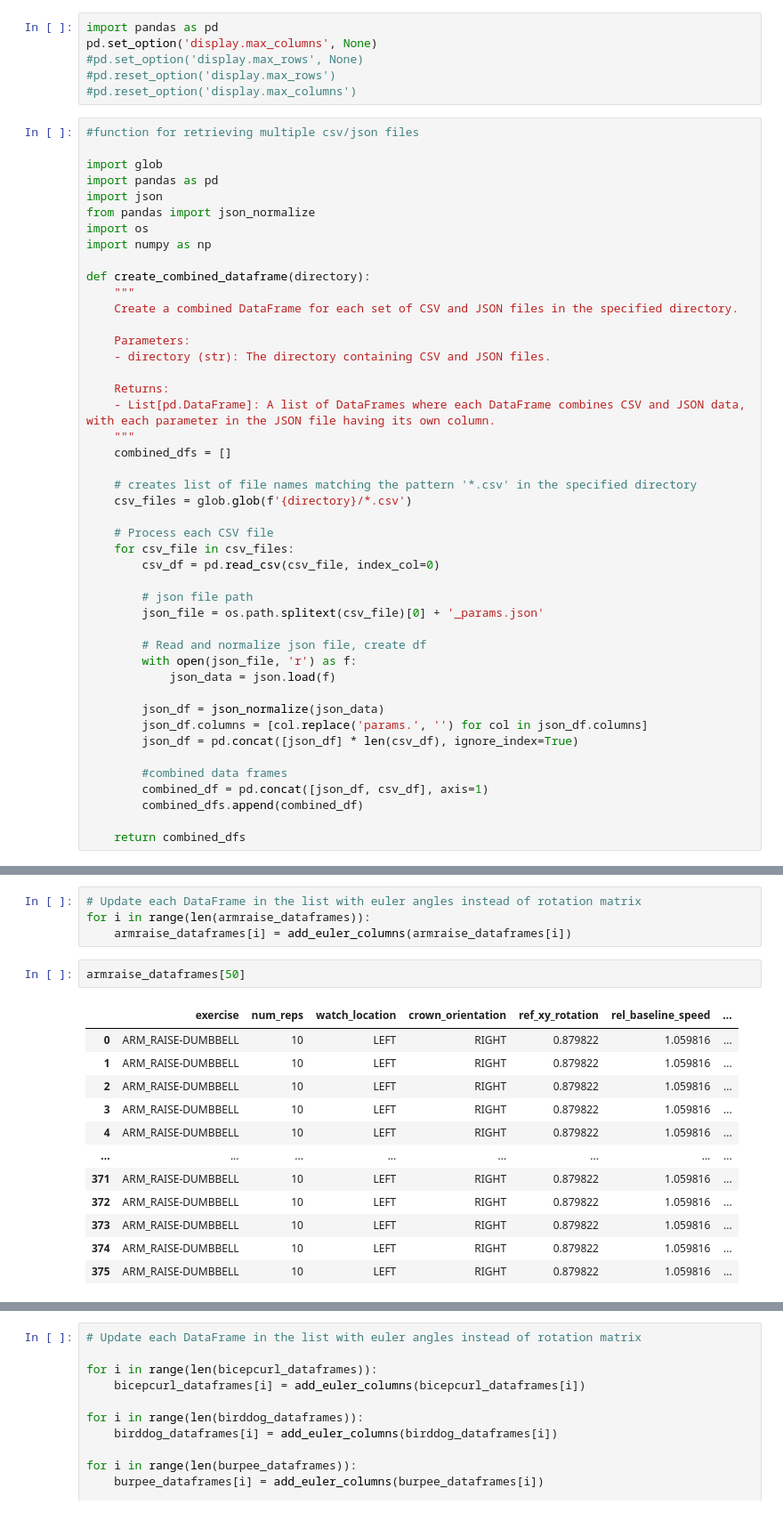
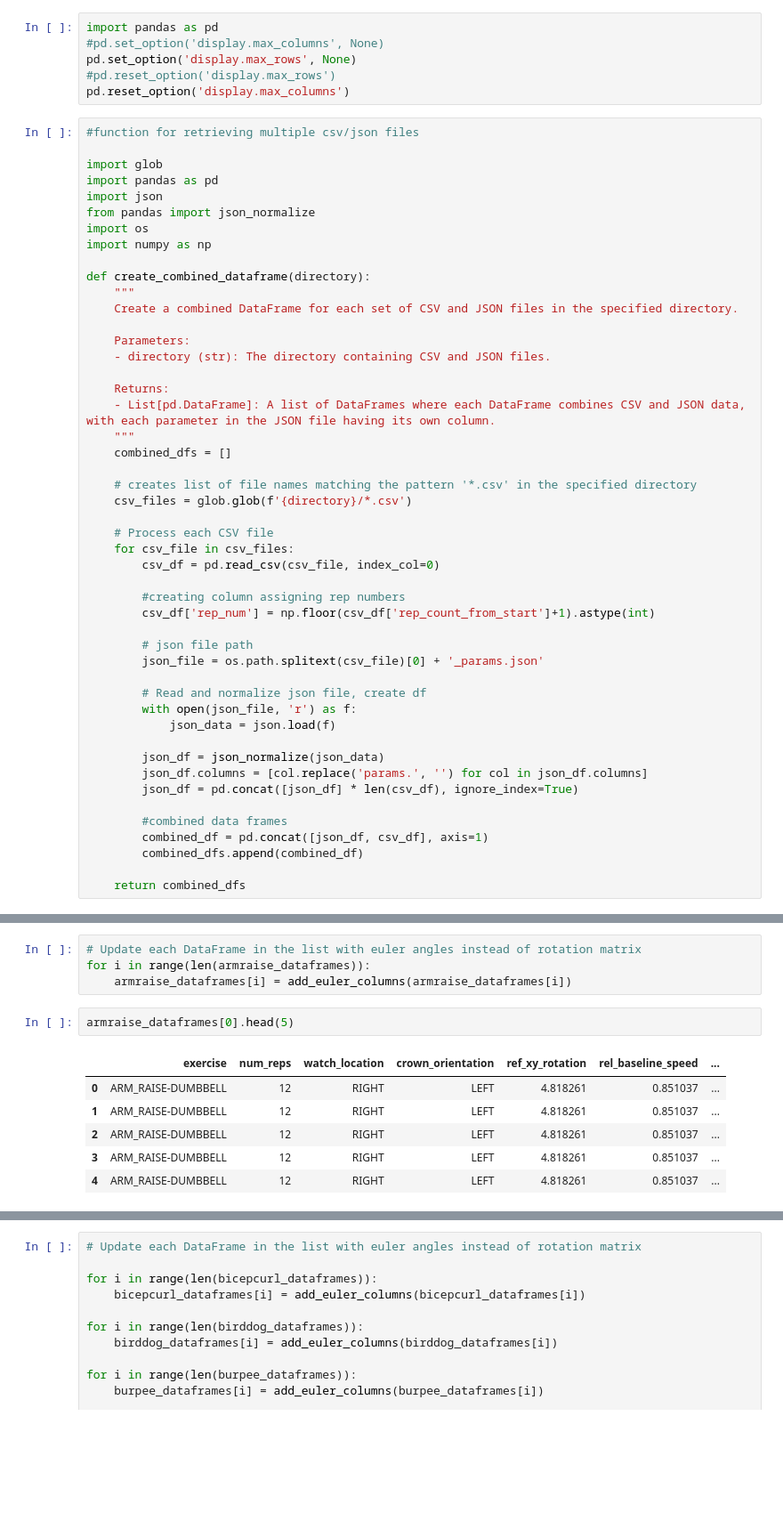
Before and after one commit to KelKi3/Exercise_Recognition, a Jupyter notebook: notebooks/motion_prediction_EDA.ipynb, the cells around one changed output, grey strips where cells are left out. Shown at 89% size. Drawn from its saved outputs; the diff is of its cells as text; blank space fills up the shorter version.

```diff
--- a/notebooks/motion_prediction_EDA.ipynb
+++ b/notebooks/motion_prediction_EDA.ipynb
@@ -20,10 +20,10 @@ image_width:  Width dimension of the rendered video, in pixels.\
 image_height:  Height dimension of the rendered video, in pixels.
 # %%
 import pandas as pd
-pd.set_option('display.max_columns', None)
-#pd.set_option('display.max_rows', None)
+#pd.set_option('display.max_columns', None)
+pd.set_option('display.max_rows', None)
 #pd.reset_option('display.max_rows')
-#pd.reset_option('display.max_columns')
+pd.reset_option('display.max_columns')
 # %%
 #function for retrieving multiple csv/json files
 
@@ -53,6 +53,9 @@ def create_combined_dataframe(directory):
     for csv_file in csv_files:
         csv_df = pd.read_csv(csv_file, index_col=0)
 
+        #creating column assigning rep numbers
+        csv_df['rep_num'] = np.floor(csv_df['rep_count_from_start']+1).astype(int)
+
         # json file path
         json_file = os.path.splitext(csv_file)[0] + '_params.json'
 
@@ -180,17 +169,11 @@ def add_euler_columns(df):
 for i in range(len(armraise_dataframes)):
     armraise_dataframes[i] = add_euler_columns(armraise_dataframes[i])
 # %%
-armraise_dataframes[50]
+armraise_dataframes[0].head(5)
 # %% [output]
 |  | exercise | num_reps | watch_location | crown_orientation | ref_xy_rotation | rel_baseline_speed | ... |
-| 0 | ARM_RAISE-DUMBBELL | 10 | LEFT | RIGHT | 0.879822 | 1.059816 | ... |
-| 1 | ARM_RAISE-DUMBBELL | 10 | LEFT | RIGHT | 0.879822 | 1.059816 | ... |
-| 2 | ARM_RAISE-DUMBBELL | 10 | LEFT | RIGHT | 0.879822 | 1.059816 | ... |
-| 3 | ARM_RAISE-DUMBBELL | 10 | LEFT | RIGHT | 0.879822 | 1.059816 | ... |
-| 4 | ARM_RAISE-DUMBBELL | 10 | LEFT | RIGHT | 0.879822 | 1.059816 | ... |
-| ... | ... | ... | ... | ... | ... | ... | ... |
-| 371 | ARM_RAISE-DUMBBELL | 10 | LEFT | RIGHT | 0.879822 | 1.059816 | ... |
-| 372 | ARM_RAISE-DUMBBELL | 10 | LEFT | RIGHT | 0.879822 | 1.059816 | ... |
-| 373 | ARM_RAISE-DUMBBELL | 10 | LEFT | RIGHT | 0.879822 | 1.059816 | ... |
-| 374 | ARM_RAISE-DUMBBELL | 10 | LEFT | RIGHT | 0.879822 | 1.059816 | ... |
-| 375 | ARM_RAISE-DUMBBELL | 10 | LEFT | RIGHT | 0.879822 | 1.059816 | ... |
+| 0 | ARM_RAISE-DUMBBELL | 12 | RIGHT | LEFT | 4.818261 | 0.851037 | ... |
+| 1 | ARM_RAISE-DUMBBELL | 12 | RIGHT | LEFT | 4.818261 | 0.851037 | ... |
+| 2 | ARM_RAISE-DUMBBELL | 12 | RIGHT | LEFT | 4.818261 | 0.851037 | ... |
+| 3 | ARM_RAISE-DUMBBELL | 12 | RIGHT | LEFT | 4.818261 | 0.851037 | ... |
+| 4 | ARM_RAISE-DUMBBELL | 12 | RIGHT | LEFT | 4.818261 | 0.851037 | ... |
```
Also changed, not shown: parts of 29 cells of this notebook.
